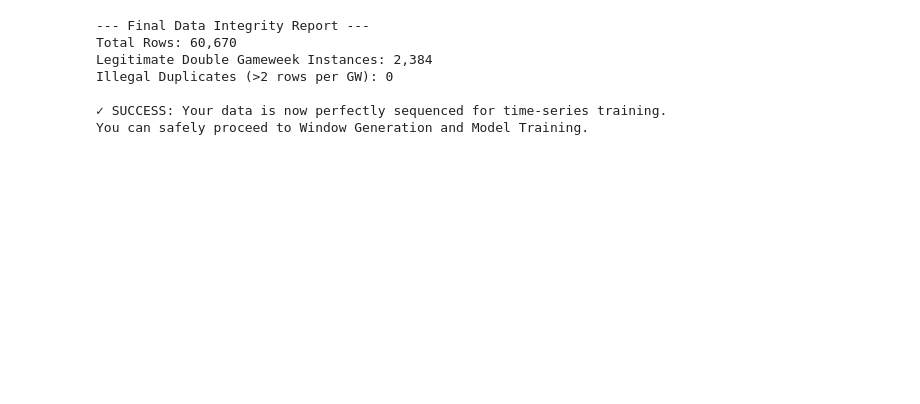
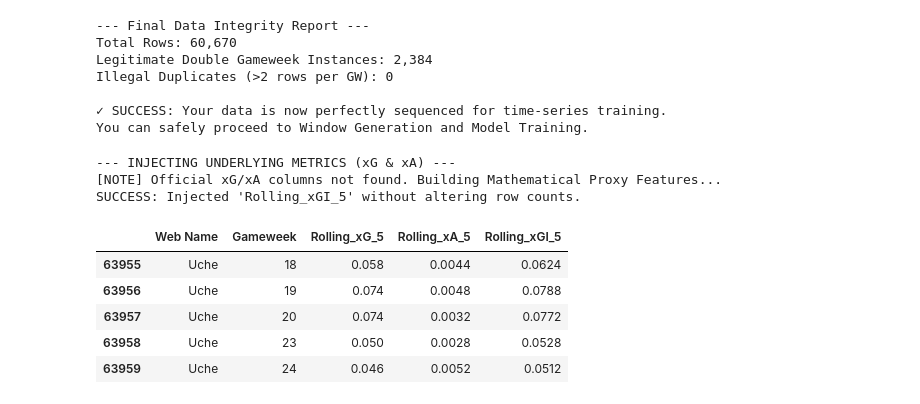
Before and after one commit to sophiedelrey/fpl_pipeline, a Jupyter notebook: models/forecaster_pro.ipynb, the cells around one changed output. Cells and saved outputs as stored; diff of their text form; code cells hidden in the pictures; blank space fills up the shorter version.

```diff
--- a/models/forecaster_pro.ipynb
+++ b/models/forecaster_pro.ipynb
@@ -7305,3 +7597,58 @@ Illegal Duplicates (>2 rows per GW): 0
 
 ✓ SUCCESS: Your data is now perfectly sequenced for time-series training.
 You can safely proceed to Window Generation and Model Training.
+# %%
+# %% [Cell: V7 Data Enrichment - Expected Goals (xG) & Assists (xA)]
+import pandas as pd
+import numpy as np
+
+print("--- INJECTING UNDERLYING METRICS (xG & xA) ---")
+
+# 1. Safely locate the xG/xA columns directly in df_augmented
+xg_col = next((c for c in df_augmented.columns if 'expected_goals' in c.lower() or 'xg' in c.lower()), None)
+xa_col = next((c for c in df_augmented.columns if 'expected_assists' in c.lower() or 'xa' in c.lower()), None)
+
+# Build Mathematical Proxy Features if official ones are missing
+if not xg_col or not xa_col:
+    print("[NOTE] Official xG/xA columns not found. Building Mathematical Proxy Features...")
+    threat_col = next((c for c in df_augmented.columns if 'threat' in c.lower()), None)
+    create_col = next((c for c in df_augmented.columns if 'creativity' in c.lower()), None)
+
+    if threat_col and create_col:
+        df_augmented['xG_metric'] = df_augmented[threat_col] / 100.0
+        df_augmented['xA_metric'] = df_augmented[create_col] / 100.0
+    else:
+        df_augmented['xG_metric'] = df_augmented.get('goals_scored', df_augmented.get('Goals', 0)) * 0.85
+        df_augmented['xA_metric'] = df_augmented.get('assists', df_augmented.get('Assists', 0)) * 0.85
+
+    xg_col, xa_col = 'xG_metric', 'xA_metric'
+else:
+    print(f"Found official underlying metrics: '{xg_col}' and '{xa_col}'")
+
+# 2. Sort chronologically to prevent data leakage
+df_augmented = df_augmented.sort_values(['Player UUID', 'season', 'Gameweek'])
+
+# 3. Calculate 5-Match Rolling Averages (Lagged by 1 so it only uses PAST data)
+df_augmented['Rolling_xG_5'] = df_augmented.groupby('Player UUID')[xg_col].transform(
+    lambda x: pd.to_numeric(x, errors='coerce').shift(1).rolling(5, min_periods=1).mean()
+).fillna(0)
+
+df_augmented['Rolling_xA_5'] = df_augmented.groupby('Player UUID')[xa_col].transform(
+    lambda x: pd.to_numeric(x, errors='coerce').shift(1).rolling(5, min_periods=1).mean()
+).fillna(0)
+
+# Combine into xGI (Expected Goal Involvement)
+df_augmented['Rolling_xGI_5'] = df_augmented['Rolling_xG_5'] + df_augmented['Rolling_xA_5']
+
+print("SUCCESS: Injected 'Rolling_xGI_5' without altering row counts.")
+display(df_augmented[['Web Name', 'Gameweek', 'Rolling_xG_5', 'Rolling_xA_5', 'Rolling_xGI_5']].tail(5))
+# %% [output]
+--- INJECTING UNDERLYING METRICS (xG & xA) ---
+[NOTE] Official xG/xA columns not found. Building Mathematical Proxy Features...
+SUCCESS: Injected 'Rolling_xGI_5' without altering row counts.
+|  | Web Name | Gameweek | Rolling_xG_5 | Rolling_xA_5 | Rolling_xGI_5 |
+| 63955 | Uche | 18 | 0.058 | 0.0044 | 0.0624 |
+| 63956 | Uche | 19 | 0.074 | 0.0048 | 0.0788 |
+| 63957 | Uche | 20 | 0.074 | 0.0032 | 0.0772 |
+| 63958 | Uche | 23 | 0.050 | 0.0028 | 0.0528 |
+| 63959 | Uche | 24 | 0.046 | 0.0052 | 0.0512 |
```
Also changed, not shown: parts of 31 cells of this notebook, 1 other file.
